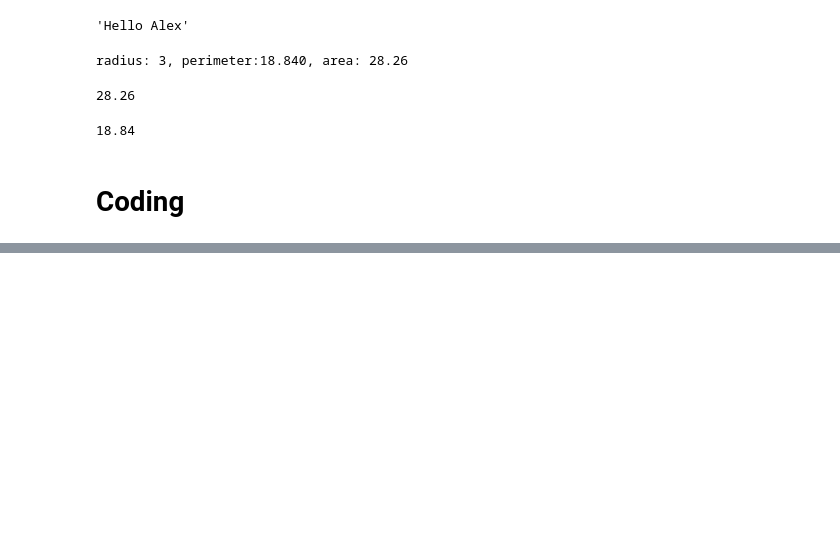
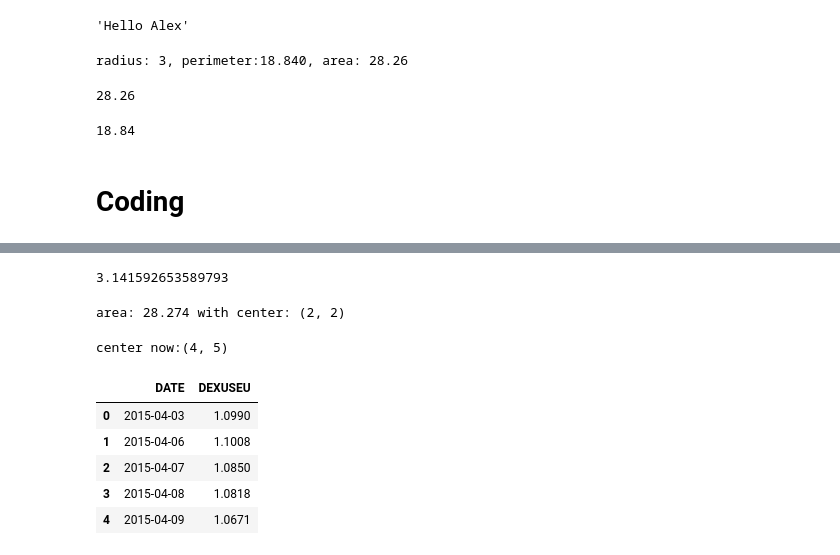
Before and after one commit to derekriceX/PythonEngSciComputing, a Jupyter notebook: 211_Instance_Methods_06NOV24.ipynb, the cells around one changed output, grey strips where cells are left out. Cells and saved outputs as stored; diff of their text form; code cells hidden in the pictures; blank space fills up the shorter version.

```diff
--- a/211_Instance_Methods_06NOV24.ipynb
+++ b/211_Instance_Methods_06NOV24.ipynb
@@ -62,0 +105,4 @@ c1.perimeter
+# %%
+c1.area()
+# %% [output]
+3.141592653589793
@@ -62,0 +127,25 @@ c1.perimeter
+# %%
+c1.center
+c1.radius
+c1.area()
+# %% [output]
+area: 28.274 with center: (2, 2)
+# %%
+c1.translate(2,3)
+# %% [output]
+center now:(4, 5)
+# %%
+import pandas as pd
+import csv
+
+
+data = pd.read_csv(r'D:\Dropbox\1e - Python Coding Home-Work\PythonEngSciComputing\data\DEXUSEU.csv')
+
+data.head()
+# %% [output]
+|  | DATE | DEXUSEU |
+| 0 | 2015-04-03 | 1.0990 |
+| 1 | 2015-04-06 | 1.1008 |
+| 2 | 2015-04-07 | 1.0850 |
+| 3 | 2015-04-08 | 1.0818 |
+| 4 | 2015-04-09 | 1.0671 |
```
Also changed, not shown: parts of 16 cells of this notebook, 2 other files.
